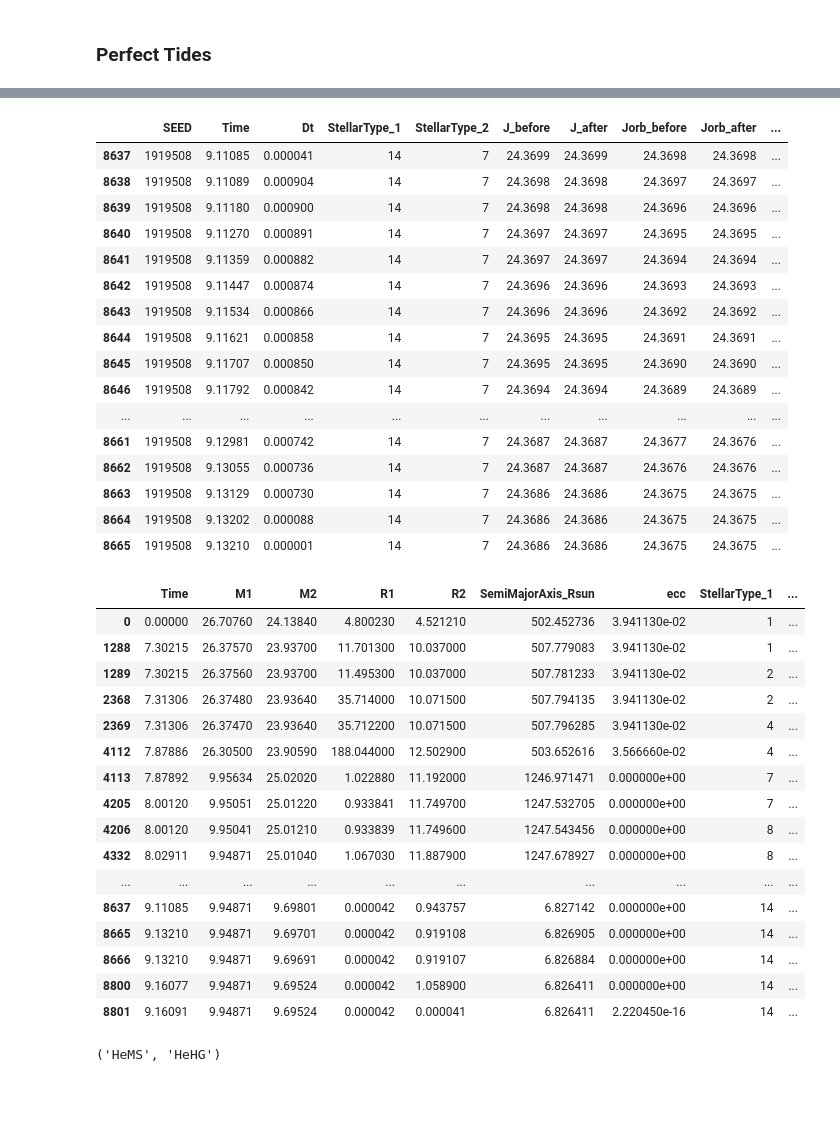
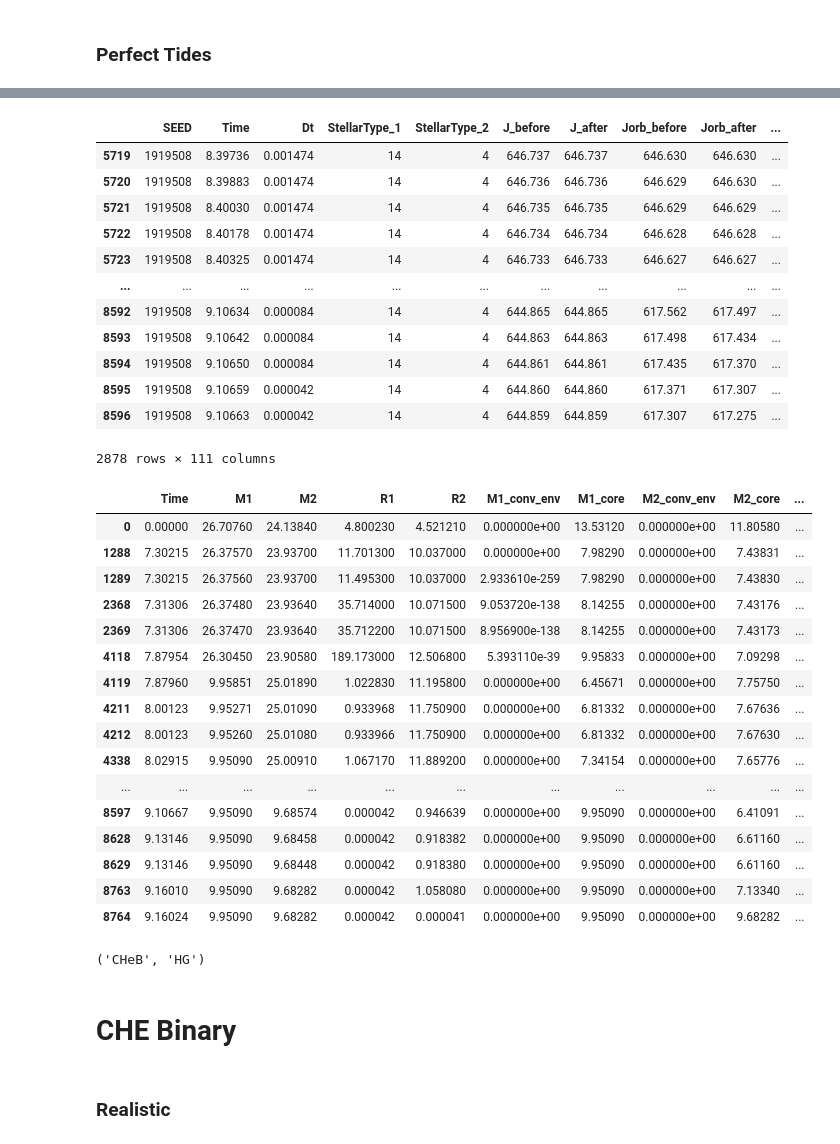
Before and after one commit to veome22/modern_tidal_interaction_models_dco, a Jupyter notebook: binary_evolution_tests.ipynb, the cells around one changed output, grey strips where cells are left out. Cells and saved outputs as stored; diff of their text form; code cells hidden in the pictures; blank space fills up the shorter version.

```diff
--- a/binary_evolution_tests.ipynb
+++ b/binary_evolution_tests.ipynb
@@ -55,6 +57,9 @@ st_labels = ['MS_LT_0.7', 'MS_GT_0.7', 'HG', 'FGB', 'CHeB', 'EAGB', 'TPAGB', 'He
 # %%
 columns_to_keep = ['Time', 'Mass(1)', 'Mass(2)', 'Radius(1)', 'Radius(2)', 'SemiMajorAxis', 'Eccentricity', 'Stellar_Type(1)', 'Stellar_Type(2)', 'Period(1)', 'Period(2)', 'Period_Orb', 'dmMT(1)', 'dmMT(2)', 'Omega(1)', 'Omega(2)', 'Omega_Orb', 'Record_Type']
-columns_to_keep_sanity = ['Time', 'M1', 'M2', 'R1', 'R2', 'SemiMajorAxis_Rsun', 'ecc', 'StellarType_1', 'StellarType_2', 'Period1', 'Period2', 'Period_orb', 'J1_after', 'J2_after', 'Jorb_after', 'dM1_MT', 'dM2_MT',
+columns_to_keep_sanity = ['Time', 'M1', 'M2', 'R1', 'R2',
+                          'M1_conv_env', 'M1_core', 'M2_conv_env', 'M2_core',
+                          'R1_conv_env_extent', 'R1_core', 'R2_conv_env_extent', 'R2_core',
+                          'SemiMajorAxis_Rsun', 'ecc', 'StellarType_1', 'StellarType_2', 'Period1', 'Period2', 'Period_orb', 'J1_after', 'J2_after', 'Jorb_after', 'dM1_MT', 'dM2_MT',
                           'ImK22_1', 'ImK22_2', 'ImK22_1_dyn', 'ImK22_2_dyn', 'ImK22_1_eq', 'ImK22_2_eq',
                           'ImK22_Zahn_Equilibrium1', 'ImK22_Zahn_Equilibrium2', 'ImK22_Zahn_Dynamical1', 'ImK22_Zahn_Dynamical2']
 # %% [markdown]
@@ -348,8 +575,8 @@ df_sanity_perfect_short.iloc[st_changes_with_buffer][1:]
 # %%
 notides_DataPath = 'sim_data/ce_notides'
 tides_DataPath = 'sim_data/ce_realistic'
-# perfect_DataPath = 'sim_data/ce_perfect'
-perfect_DataPath = 'sim_data/ce_z77'
+perfect_DataPath = 'sim_data/ce_perfect'
+# perfect_DataPath = 'sim_data/ce_z77'
 
 # # --------------
 
@@ -563,57 +975,55 @@ Time (Myr), Event,                            M1 (M_o), type1, M2 (M_o), type2,
 # %%
 df_sanity_perfect = pd.read_csv(perfect_DataPath+'/sanity_checks.csv', header=0)
 df_sanity_perfect = df_sanity_perfect.rename(columns=lambda x: x.strip())
 
 df_sanity_perfect['SemiMajorAxis_Rsun'] = (df_sanity_perfect['SemiMajorAxis_after'].values * u.AU).to(u.R_sun)
 df_sanity_perfect['Period1'] = (2 * np.pi / (df_sanity_perfect['Omega1'].values / u.yr)).to(u.day)
 df_sanity_perfect['Period2'] = (2 * np.pi / (df_sanity_perfect['Omega2'].values / u.yr)).to(u.day)
 df_sanity_perfect['Period_orb'] = (2 * np.pi / (df_sanity_perfect['Omega'].values / u.yr)).to(u.day)
 
 df_sanity_perfect_short = df_sanity_perfect[columns_to_keep_sanity]
 
-df_sanity_perfect.iloc[np.where(df_sanity_perfect['StellarType_2'] == 7)]
+df_sanity_perfect.iloc[np.where(df_sanity_perfect['StellarType_2'] == 4)]
 # %% [output]
 |  | SEED | Time | Dt | StellarType_1 | StellarType_2 | J_before | J_after | Jorb_before | Jorb_after | ... |
-| 8637 | 1919508 | 9.11085 | 0.000041 | 14 | 7 | 24.3699 | 24.3699 | 24.3698 | 24.3698 | ... |
-| 8638 | 1919508 | 9.11089 | 0.000904 | 14 | 7 | 24.3698 | 24.3698 | 24.3697 | 24.3697 | ... |
-| 8639 | 1919508 | 9.11180 | 0.000900 | 14 | 7 | 24.3698 | 24.3698 | 24.3696 | 24.3696 | ... |
-| 8640 | 1919508 | 9.11270 | 0.000891 | 14 | 7 | 24.3697 | 24.3697 | 24.3695 | 24.3695 | ... |
-| 8641 | 1919508 | 9.11359 | 0.000882 | 14 | 7 | 24.3697 | 24.3697 | 24.3694 | 24.3694 | ... |
-| 8642 | 1919508 | 9.11447 | 0.000874 | 14 | 7 | 24.3696 | 24.3696 | 24.3693 | 24.3693 | ... |
-| 8643 | 1919508 | 9.11534 | 0.000866 | 14 | 7 | 24.3696 | 24.3696 | 24.3692 | 24.3692 | ... |
-| 8644 | 1919508 | 9.11621 | 0.000858 | 14 | 7 | 24.3695 | 24.3695 | 24.3691 | 24.3691 | ... |
-| 8645 | 1919508 | 9.11707 | 0.000850 | 14 | 7 | 24.3695 | 24.3695 | 24.3690 | 24.3690 | ... |
-| 8646 | 1919508 | 9.11792 | 0.000842 | 14 | 7 | 24.3694 | 24.3694 | 24.3689 | 24.3689 | ... |
+| 5719 | 1919508 | 8.39736 | 0.001474 | 14 | 4 | 646.737 | 646.737 | 646.630 | 646.630 | ... |
+| 5720 | 1919508 | 8.39883 | 0.001474 | 14 | 4 | 646.736 | 646.736 | 646.629 | 646.630 | ... |
+| 5721 | 1919508 | 8.40030 | 0.001474 | 14 | 4 | 646.735 | 646.735 | 646.629 | 646.629 | ... |
+| 5722 | 1919508 | 8.40178 | 0.001474 | 14 | 4 | 646.734 | 646.734 | 646.628 | 646.628 | ... |
+| 5723 | 1919508 | 8.40325 | 0.001474 | 14 | 4 | 646.733 | 646.733 | 646.627 | 646.627 | ... |
 | ... | ... | ... | ... | ... | ... | ... | ... | ... | ... | ... |
-| 8661 | 1919508 | 9.12981 | 0.000742 | 14 | 7 | 24.3687 | 24.3687 | 24.3677 | 24.3676 | ... |
-| 8662 | 1919508 | 9.13055 | 0.000736 | 14 | 7 | 24.3687 | 24.3687 | 24.3676 | 24.3676 | ... |
-| 8663 | 1919508 | 9.13129 | 0.000730 | 14 | 7 | 24.3686 | 24.3686 | 24.3675 | 24.3675 | ... |
-| 8664 | 1919508 | 9.13202 | 0.000088 | 14 | 7 | 24.3686 | 24.3686 | 24.3675 | 24.3675 | ... |
-| 8665 | 1919508 | 9.13210 | 0.000001 | 14 | 7 | 24.3686 | 24.3686 | 24.3675 | 24.3675 | ... |
+| 8592 | 1919508 | 9.10634 | 0.000084 | 14 | 4 | 644.865 | 644.865 | 617.562 | 617.497 | ... |
+| 8593 | 1919508 | 9.10642 | 0.000084 | 14 | 4 | 644.863 | 644.863 | 617.498 | 617.434 | ... |
+| 8594 | 1919508 | 9.10650 | 0.000084 | 14 | 4 | 644.861 | 644.861 | 617.435 | 617.370 | ... |
+| 8595 | 1919508 | 9.10659 | 0.000042 | 14 | 4 | 644.860 | 644.860 | 617.371 | 617.307 | ... |
+| 8596 | 1919508 | 9.10663 | 0.000042 | 14 | 4 | 644.859 | 644.859 | 617.307 | 617.275 | ... |
+2878 rows × 111 columns
 # %%
 st_change_idx = np.where((df_sanity_perfect_short['StellarType_1'] != df_sanity_perfect_short['StellarType_1'].shift()) | (df_sanity_perfect_short['StellarType_2'] != df_sanity_perfect_short['StellarType_2'].shift()))[0]
 st_changes_with_buffer = np.concatenate([st_change_idx, st_change_idx-1])
 st_changes_with_buffer.sort()
 df_sanity_perfect_short.iloc[st_changes_with_buffer][1:]
 # %% [output]
-|  | Time | M1 | M2 | R1 | R2 | SemiMajorAxis_Rsun | ecc | StellarType_1 | ... |
-| 0 | 0.00000 | 26.70760 | 24.13840 | 4.800230 | 4.521210 | 502.452736 | 3.941130e-02 | 1 | ... |
-| 1288 | 7.30215 | 26.37570 | 23.93700 | 11.701300 | 10.037000 | 507.779083 | 3.941130e-02 | 1 | ... |
-| 1289 | 7.30215 | 26.37560 | 23.93700 | 11.495300 | 10.037000 | 507.781233 | 3.941130e-02 | 2 | ... |
-| 2368 | 7.31306 | 26.37480 | 23.93640 | 35.714000 | 10.071500 | 507.794135 | 3.941130e-02 | 2 | ... |
-| 2369 | 7.31306 | 26.37470 | 23.93640 | 35.712200 | 10.071500 | 507.796285 | 3.941130e-02 | 4 | ... |
-| 4112 | 7.87886 | 26.30500 | 23.90590 | 188.044000 | 12.502900 | 503.652616 | 3.566660e-02 | 4 | ... |
-| 4113 | 7.87892 | 9.95634 | 25.02020 | 1.022880 | 11.192000 | 1246.971471 | 0.000000e+00 | 7 | ... |
-| 4205 | 8.00120 | 9.95051 | 25.01220 | 0.933841 | 11.749700 | 1247.532705 | 0.000000e+00 | 7 | ... |
-| 4206 | 8.00120 | 9.95041 | 25.01210 | 0.933839 | 11.749600 | 1247.543456 | 0.000000e+00 | 8 | ... |
-| 4332 | 8.02911 | 9.94871 | 25.01040 | 1.067030 | 11.887900 | 1247.678927 | 0.000000e+00 | 8 | ... |
-| ... | ... | ... | ... | ... | ... | ... | ... | ... | ... |
-| 8637 | 9.11085 | 9.94871 | 9.69801 | 0.000042 | 0.943757 | 6.827142 | 0.000000e+00 | 14 | ... |
-| 8665 | 9.13210 | 9.94871 | 9.69701 | 0.000042 | 0.919108 | 6.826905 | 0.000000e+00 | 14 | ... |
-| 8666 | 9.13210 | 9.94871 | 9.69691 | 0.000042 | 0.919107 | 6.826884 | 0.000000e+00 | 14 | ... |
-| 8800 | 9.16077 | 9.94871 | 9.69524 | 0.000042 | 1.058900 | 6.826411 | 0.000000e+00 | 14 | ... |
-| 8801 | 9.16091 | 9.94871 | 9.69524 | 0.000042 | 0.000041 | 6.826411 | 2.220450e-16 | 14 | ... |
+|  | Time | M1 | M2 | R1 | R2 | M1_conv_env | M1_core | M2_conv_env | M2_core | ... |
+| 0 | 0.00000 | 26.70760 | 24.13840 | 4.800230 | 4.521210 | 0.000000e+00 | 13.53120 | 0.000000e+00 | 11.80580 | ... |
+| 1288 | 7.30215 | 26.37570 | 23.93700 | 11.701300 | 10.037000 | 0.000000e+00 | 7.98290 | 0.000000e+00 | 7.43831 | ... |
+| 1289 | 7.30215 | 26.37560 | 23.93700 | 11.495300 | 10.037000 | 2.933610e-259 | 7.98290 | 0.000000e+00 | 7.43830 | ... |
+| 2368 | 7.31306 | 26.37480 | 23.93640 | 35.714000 | 10.071500 | 9.053720e-138 | 8.14255 | 0.000000e+00 | 7.43176 | ... |
+| 2369 | 7.31306 | 26.37470 | 23.93640 | 35.712200 | 10.071500 | 8.956900e-138 | 8.14255 | 0.000000e+00 | 7.43173 | ... |
+| 4118 | 7.87954 | 26.30450 | 23.90580 | 189.173000 | 12.506800 | 5.393110e-39 | 9.95833 | 0.000000e+00 | 7.09298 | ... |
+| 4119 | 7.87960 | 9.95851 | 25.01890 | 1.022830 | 11.195800 | 0.000000e+00 | 6.45671 | 0.000000e+00 | 7.75750 | ... |
+| 4211 | 8.00123 | 9.95271 | 25.01090 | 0.933968 | 11.750900 | 0.000000e+00 | 6.81332 | 0.000000e+00 | 7.67636 | ... |
+| 4212 | 8.00123 | 9.95260 | 25.01080 | 0.933966 | 11.750900 | 0.000000e+00 | 6.81332 | 0.000000e+00 | 7.67630 | ... |
+| 4338 | 8.02915 | 9.95090 | 25.00910 | 1.067170 | 11.889200 | 0.000000e+00 | 7.34154 | 0.000000e+00 | 7.65776 | ... |
+| ... | ... | ... | ... | ... | ... | ... | ... | ... | ... | ... |
+| 8597 | 9.10667 | 9.95090 | 9.68574 | 0.000042 | 0.946639 | 0.000000e+00 | 9.95090 | 0.000000e+00 | 6.41091 | ... |
+| 8628 | 9.13146 | 9.95090 | 9.68458 | 0.000042 | 0.918382 | 0.000000e+00 | 9.95090 | 0.000000e+00 | 6.61160 | ... |
+| 8629 | 9.13146 | 9.95090 | 9.68448 | 0.000042 | 0.918380 | 0.000000e+00 | 9.95090 | 0.000000e+00 | 6.61160 | ... |
+| 8763 | 9.16010 | 9.95090 | 9.68282 | 0.000042 | 1.058080 | 0.000000e+00 | 9.95090 | 0.000000e+00 | 7.13340 | ... |
+| 8764 | 9.16024 | 9.95090 | 9.68282 | 0.000042 | 0.000041 | 0.000000e+00 | 9.95090 | 0.000000e+00 | 9.68282 | ... |
 # %%
-st_labels[7], st_labels[8]
+st_labels[4], st_labels[2]
 # %% [output]
-('HeMS', 'HeHG')
+('CHeB', 'HG')
+# %% [markdown]
+# CHE Binary
@@ -619,0 +1053,2 @@ st_labels[7], st_labels[8]
+# %% [markdown]
+### Realistic
```
Also changed, not shown: parts of 43 cells of this notebook.
